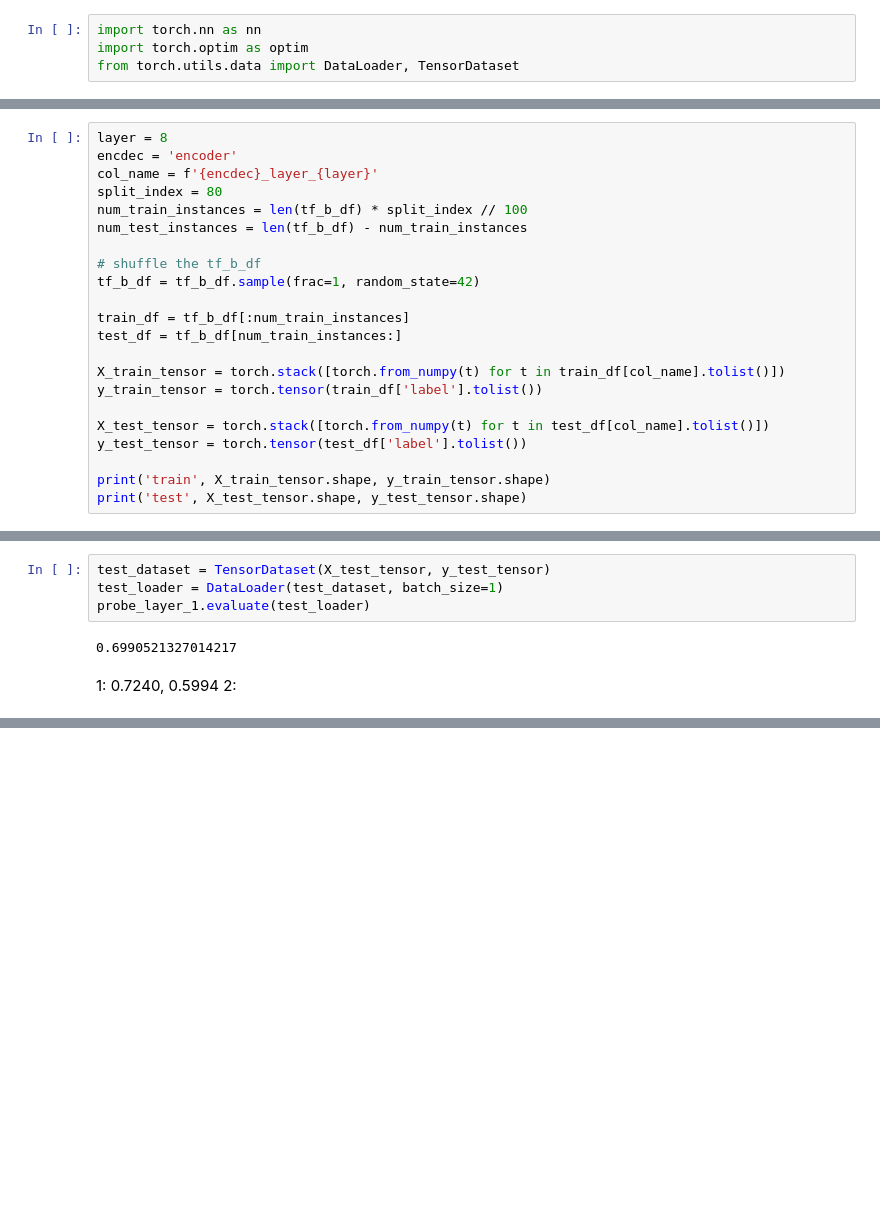
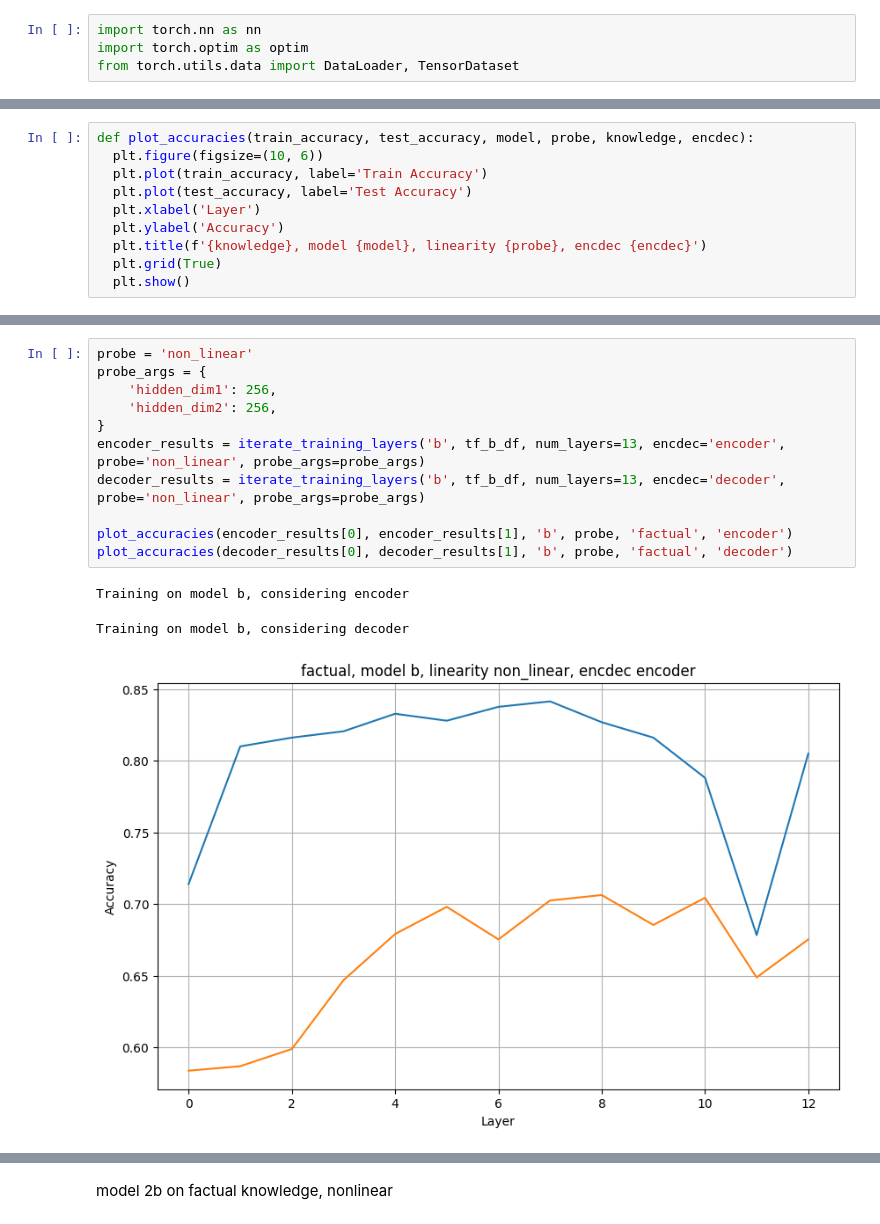
Before and after one commit to rrossierba/digital-transformation-computer-security, a Jupyter notebook: probe_t5.ipynb, the cells around one changed output, grey strips where cells are left out. Cells and saved outputs as stored; diff of their text form; blank space fills up the shorter version.

Commit message:
added first probe implementation

```diff
--- a/probe_t5.ipynb
+++ b/probe_t5.ipynb
@@ -1442,0 +1471,10 @@ class TFProbe(nn.Module):
+# %%
+def plot_accuracies(train_accuracy, test_accuracy, model, probe, knowledge, encdec):
+  plt.figure(figsize=(10, 6))
+  plt.plot(train_accuracy, label='Train Accuracy')
+  plt.plot(test_accuracy, label='Test Accuracy')
+  plt.xlabel('Layer')
+  plt.ylabel('Accuracy')
+  plt.title(f'{knowledge}, model {model}, linearity {probe}, encdec {encdec}')
+  plt.grid(True)
+  plt.show()
@@ -1459,25 +1497,3 @@ tf_b_df
 | 6328 | JUABA is an administrative unit i... | 0 | generated | [1.9664885, 0.03098016, -0.151110... | [0.064170435, 0.39941406, -0.0953... | [-0.041272614, 0.21643709, 0.0989... | [0.018117804, -0.05448191, -0.270... | ... |
 | 6329 | Juaaba is a small town in South s... | 0 | generated | [2.2879465, -0.12288993, -0.12255... | [0.2915039, 0.38071987, -0.149640... | [0.077427454, 0.3391462, 0.181187... | [-0.03690011, 0.058175225, -0.185... | ... |
 6330 rows × 29 columns
-# %%
-layer = 8
-encdec = 'encoder'
-col_name = f'{encdec}_layer_{layer}'
-split_index = 80
-num_train_instances = len(tf_b_df) * split_index // 100
-num_test_instances = len(tf_b_df) - num_train_instances
-
-# shuffle the tf_b_df
-tf_b_df = tf_b_df.sample(frac=1, random_state=42)
-
-train_df = tf_b_df[:num_train_instances]
-test_df = tf_b_df[num_train_instances:]
-
-X_train_tensor = torch.stack([torch.from_numpy(t) for t in train_df[col_name].tolist()])
-y_train_tensor = torch.tensor(train_df['label'].tolist())
-
-X_test_tensor = torch.stack([torch.from_numpy(t) for t in test_df[col_name].tolist()])
-y_test_tensor = torch.tensor(test_df['label'].tolist())
-
-print('train', X_train_tensor.shape, y_train_tensor.shape)
-print('test', X_test_tensor.shape, y_test_tensor.shape)
@@ -1511,9 +1500,15 @@ Training completato.
-# %%
-test_dataset = TensorDataset(X_test_tensor, y_test_tensor)
-test_loader = DataLoader(test_dataset, batch_size=1)
-probe_layer_1.evaluate(test_loader)
-# %% [output]
-0.6990521327014217
-# %% [markdown]
-1: 0.7240, 0.5994
-2:
+# %%
+probe = 'non_linear'
+probe_args = {
+    'hidden_dim1': 256,
+    'hidden_dim2': 256,
+}
+encoder_results = iterate_training_layers('b', tf_b_df, num_layers=13, encdec='encoder', probe='non_linear', probe_args=probe_args)
+decoder_results = iterate_training_layers('b', tf_b_df, num_layers=13, encdec='decoder', probe='non_linear', probe_args=probe_args)
+
+plot_accuracies(encoder_results[0], encoder_results[1], 'b', probe, 'factual', 'encoder')
+plot_accuracies(decoder_results[0], decoder_results[1], 'b', probe, 'factual', 'decoder')
+# %% [output]
+Training on model b, considering encoder
+Training on model b, considering decoder
+[figure, added]
@@ -1519,0 +1516,2 @@ probe_layer_1.evaluate(test_loader)
+# %% [markdown]
+model 2b on factual knowledge, nonlinear
```
Also changed, not shown: parts of 10 cells of this notebook.
